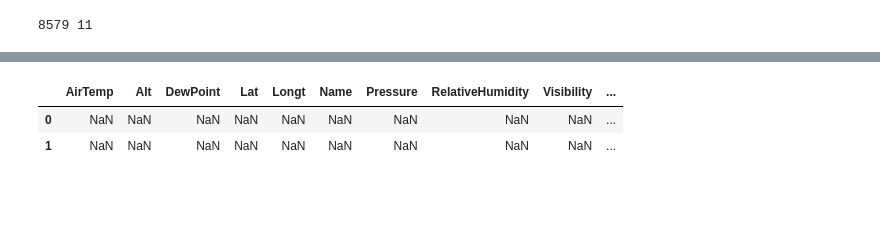
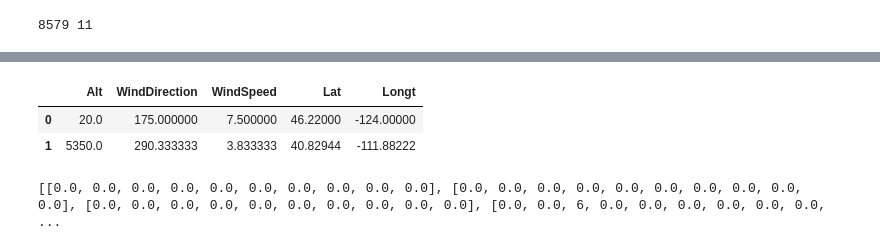
Before and after one commit to Vishal-K-Singh/darkSun, a Jupyter notebook: Untitled.ipynb, the cells around one changed output, grey strips where cells are left out. Saved outputs shown, nothing was run; the diff lists cells and outputs as text; code cells hidden in the pictures; blank space fills up the shorter version.

```diff
--- a/Untitled.ipynb
+++ b/Untitled.ipynb
@@ -96,8 +82,15 @@ table2[0:1:]+table[1:2:]
-# %%
-i=0
-j=i+1
-table2.iloc[i:i+1,:]+table.iloc[j:j+1,:]
-# %% [output]
-|  | AirTemp | Alt | DewPoint | Lat | Longt | Name | Pressure | RelativeHumidity | Visibility | ... |
-| 0 | NaN | NaN | NaN | NaN | NaN | NaN | NaN | NaN | NaN | ... |
-| 1 | NaN | NaN | NaN | NaN | NaN | NaN | NaN | NaN | NaN | ... |
+# %%
+
+data=table2[0:1:].append(table2[1:2:], ignore_index=True)
+data=data.dropna(axis=1)
+data
+# %% [output]
+|  | Alt | WindDirection | WindSpeed | Lat | Longt |
+| 0 | 20.0 | 175.000000 | 7.500000 | 46.22000 | -124.00000 |
+| 1 | 5350.0 | 290.333333 | 3.833333 | 40.82944 | -111.88222 |
+# %%
+ww=[[0.0 for i in range(10)] for j in range(10)]
+ww[3][2]=6
+print(ww)
+# %% [output]
+[[0.0, 0.0, 0.0, 0.0, 0.0, 0.0, 0.0, 0.0, 0.0, 0.0], [0.0, 0.0, 0.0, 0.0, 0.0, 0.0, 0.0, 0.0, 0.0, 0.0], [0.0, 0.0, 0.0, 0.0, 0.0, 0.0, 0.0, 0.0, 0.0, 0.0], [0.0, 0.0, 6, 0.0, 0.0, 0.0, 0.0, 0.0, 0.0, ...
```
Also changed, not shown: parts of 22 cells of this notebook.
